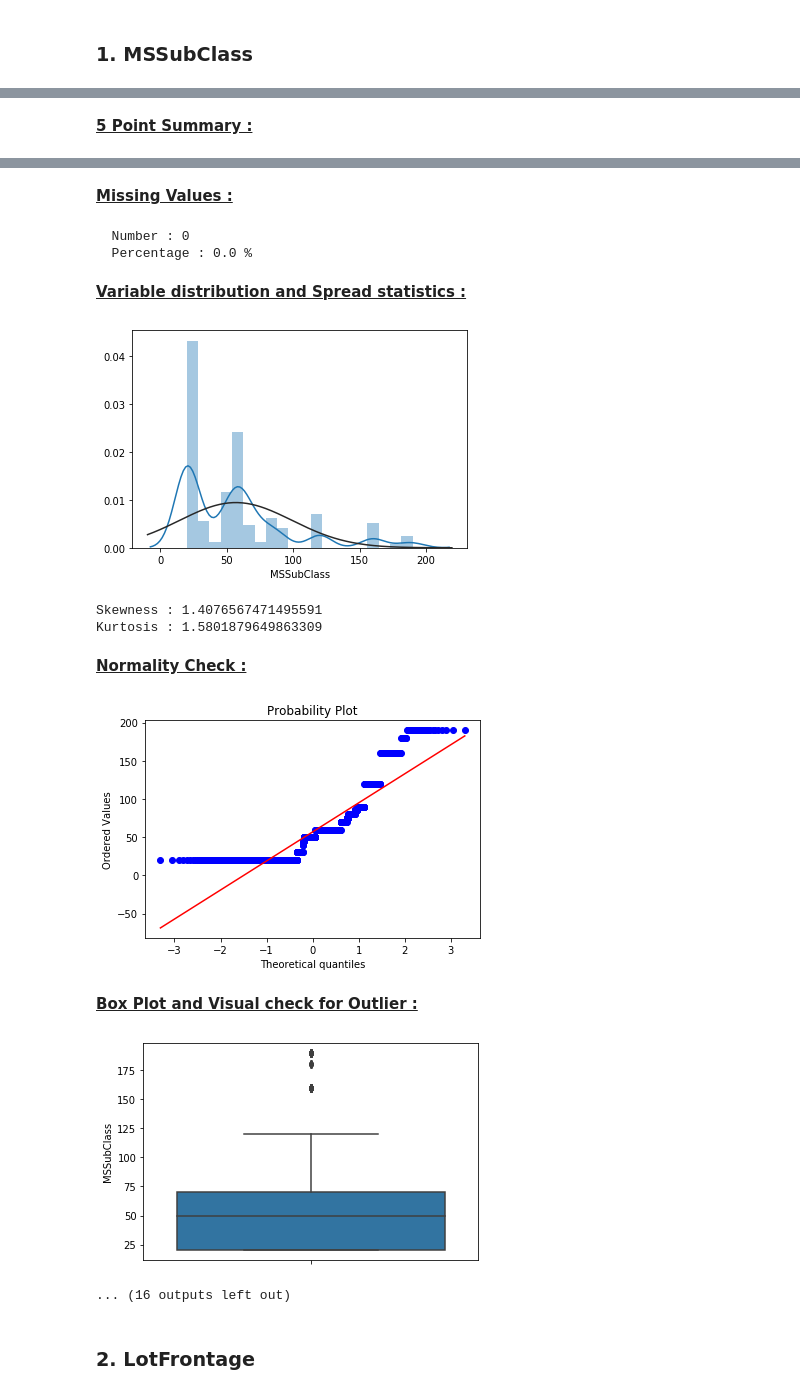
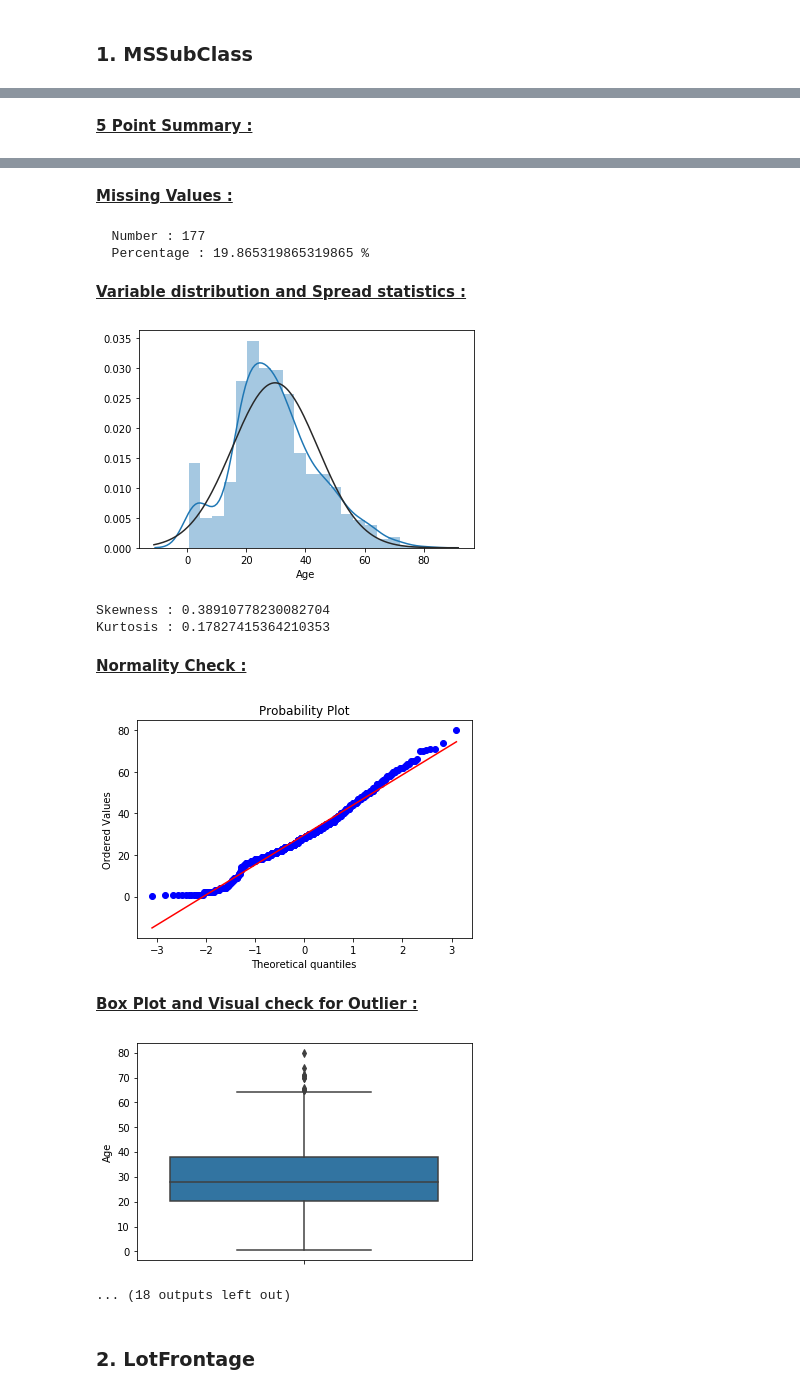
Before and after one commit to samarth-agrawal-86/fast_ml, a Jupyter notebook: tutorials/1 Tutorial for fast_ml - EDA.ipynb, the cells around one changed output, grey strips where cells are left out. Drawn from its saved outputs; the diff is of its cells as text; code cells hidden in the pictures.

```diff
--- a/tutorials/1 Tutorial for fast_ml - EDA.ipynb
+++ b/tutorials/1 Tutorial for fast_ml - EDA.ipynb
@@ -34,6 +54,6 @@ from fast_ml.eda import eda
 import warnings
 warnings.filterwarnings('ignore')
 # %%
-df = pd.read_csv('train.csv')
-df.shape
+df1 = pd.read_csv('../data/titanic.csv')
+df1.shape
 # %% [output]
@@ -89,5 +88,5 @@ eda_obj = eda(df, target='SalePrice', model = 'regression')
 ### 1. MSSubClass
 # %%
 # Use the following method for a numerical variable
-eda_obj.eda_numerical_variable('MSSubClass')
+eda_numerical_variable(df1, variable='Age', model = 'clf', target = 'Survived', threshold=10)
 # %% [output]
@@ -103,15 +104,15 @@ Datatype : int64
 **<u>Missing Values :</u>**
-  Number : 0
-  Percentage : 0.0 %
+  Number : 177
+  Percentage : 19.865319865319865 %
 **<u>Variable distribution and Spread statistics :</u>**
-[figure, old version]
+[figure, new version]
-Skewness : 1.4076567471495591
-Kurtosis : 1.5801879649863309
+Skewness : 0.38910778230082704
+Kurtosis : 0.17827415364210353
 **<u>Normality Check :</u>**
-[figure, old version]
+[figure, new version]
 **<u>Box Plot and Visual check for Outlier  :</u>**
-[figure, old version]
+[figure, new version]
-... (16 outputs left out)
+... (18 outputs left out)
 # %% [markdown]
 ### 2.  LotFrontage
 # %%
```
Also changed, not shown: parts of 23 cells of this notebook.
